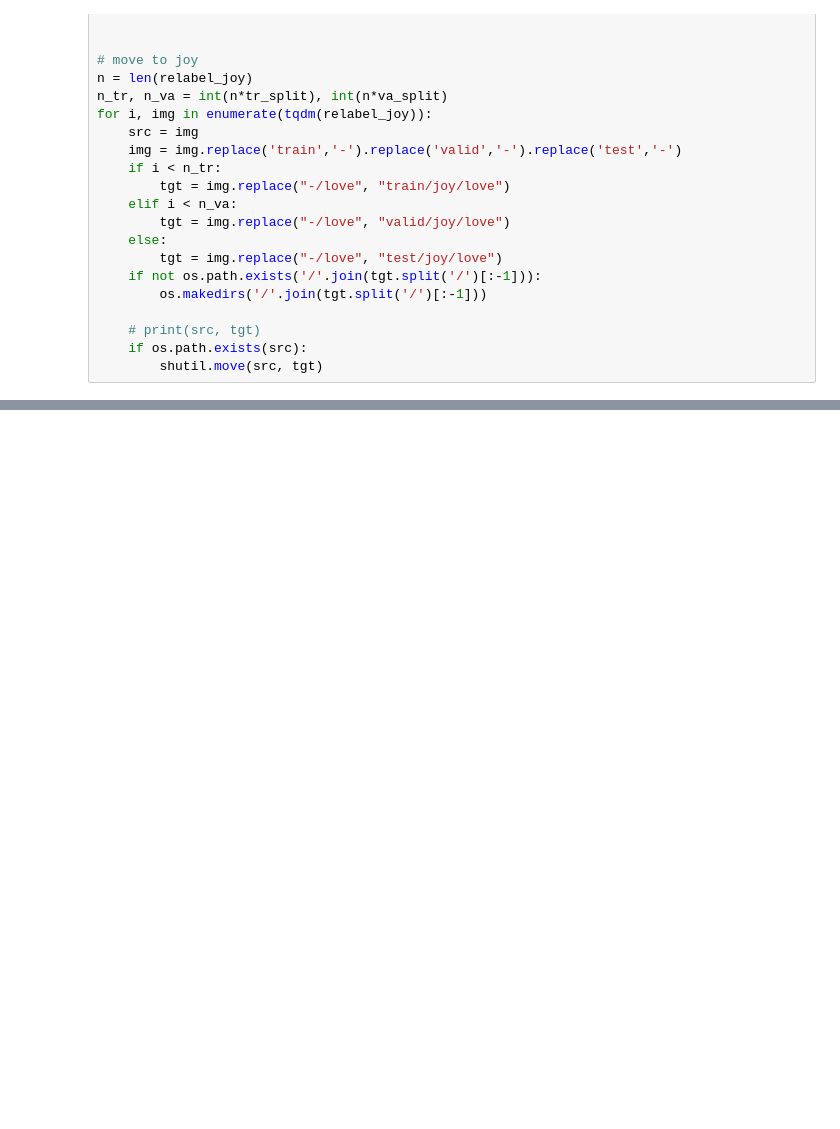
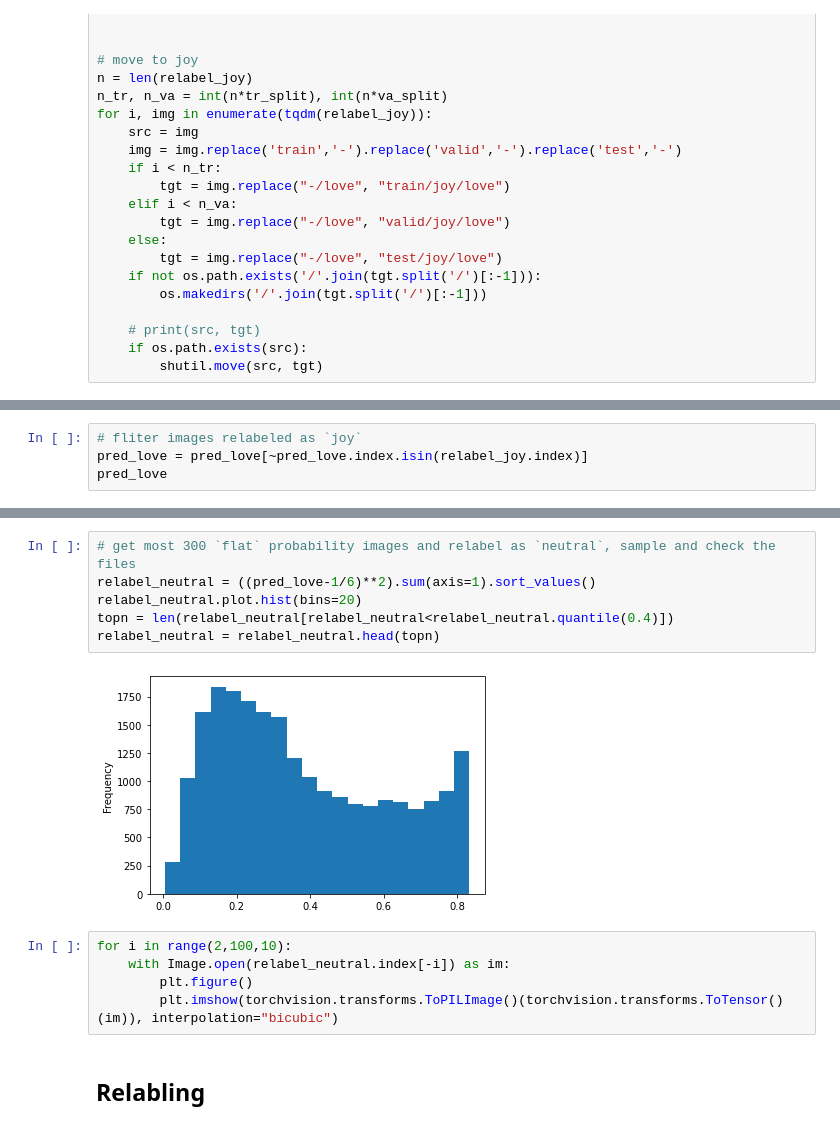
Before and after one commit to linhx25/VisualEmotion, a Jupyter notebook: merge.ipynb, the cells around one changed output, grey strips where cells are left out. Drawn from its saved outputs; the diff is of its cells as text; blank space fills up the shorter version.

```diff
--- a/merge.ipynb
+++ b/merge.ipynb
@@ -405,0 +596,4 @@ for i, img in enumerate(tqdm(relabel_joy)):
+# %%
+# fliter images relabeled as `joy`
+pred_love = pred_love[~pred_love.index.isin(relabel_joy.index)]
+pred_love
@@ -405,0 +614,15 @@ for i, img in enumerate(tqdm(relabel_joy)):
+# %%
+# get most 300 `flat` probability images and relabel as `neutral`, sample and check the files
+relabel_neutral = ((pred_love-1/6)**2).sum(axis=1).sort_values()
+relabel_neutral.plot.hist(bins=20)
+topn = len(relabel_neutral[relabel_neutral<relabel_neutral.quantile(0.4)])
+relabel_neutral = relabel_neutral.head(topn)
+# %% [output]
+[figure, added]
+# %%
+for i in range(2,100,10):
+    with Image.open(relabel_neutral.index[-i]) as im:
+        plt.figure()
+        plt.imshow(torchvision.transforms.ToPILImage()(torchvision.transforms.ToTensor()(im)), interpolation="bicubic")
+# %% [markdown]
+## Relabling
```
Also changed, not shown: parts of 14 cells of this notebook, 2 other files.
